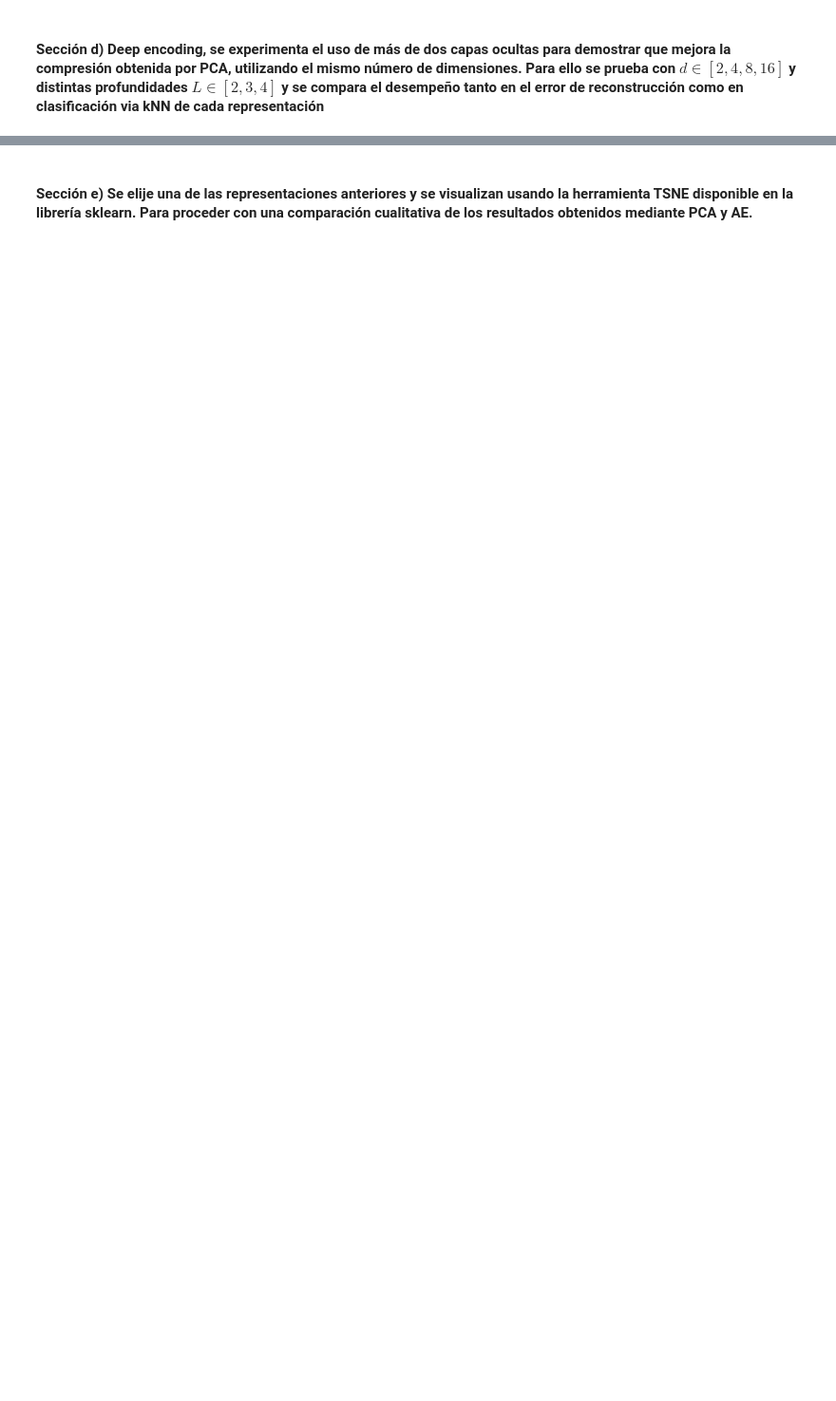
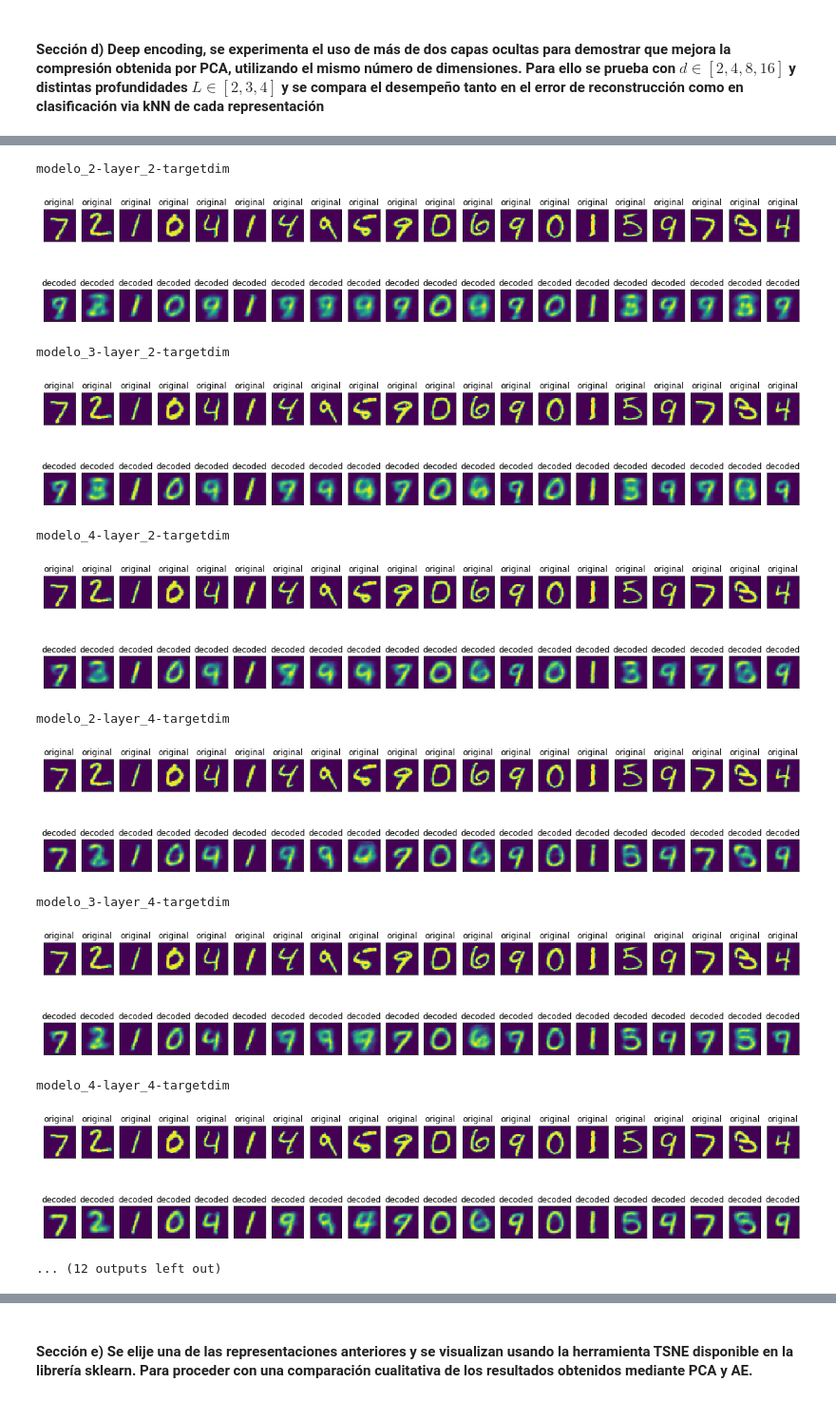
Before and after one commit to Caimapo/ANN, a Jupyter notebook: Tarea 2/Part 3 Autoencoders (AEs) in MNIST/Part 3 Autoencoders (AEs) in MNIST.ipynb, the cells around one changed output, grey strips where cells are left out. Shown at 95% size. Saved outputs shown, nothing was run; the diff lists cells and outputs as text; code cells hidden in the pictures; blank space fills up the shorter version.

```diff
--- a/Tarea 2/Part 3 Autoencoders (AEs) in MNIST/Part 3 Autoencoders (AEs) in MNIST.ipynb
+++ b/Tarea 2/Part 3 Autoencoders (AEs) in MNIST/Part 3 Autoencoders (AEs) in MNIST.ipynb
@@ -126,0 +292,6 @@ Classification Accuracy 0.83
+# %%
+for loss_f in ['b']:
+    for activation1 in ['sigmoid','relu']:
+        for activation2 in ['sigmoid','relu']:
+            name = 'modelo_'+loss_f+'_'+activation1+'_'+activation2
+            calidad(modelos,name)
@@ -148,0 +360,31 @@ pca.fit(x_train)
+# %%
+modelos_profundos = defaultdict(list)
+#activations
+#activations = ? 17 combinaciones
+encoder_activation = ['relu', 'relu', 'relu', 'relu']
+decoder_activation = ['relu', 'relu', 'relu', 'sigmoid']
+# dimension es el target
+for dimension in [2, 4, 8, 16]:
+    for layer in [2,3,4]:
+            layers = get_numeros(layer,dimension)
+            name = 'modelo_'+str(layer)+'-layer_'+str(dimension)+'-targetdim'
+            print(name)
+            model, e, d =create_deep_model(encoder_activation,
+                                            decoder_activation,
+                                            layers,
+                                            layer)
+            model.save_weights(os.path.join(os.getcwd(), 'exp','d','weights_'+name+'.h5'))
+            with open(os.path.join(os.getcwd(), 'exp','d','architecture_'+name+'.json'), 'w') as f:
+                f.write(model.to_json())
+            start = time.time()
+            history = model.fit(X_train, X_train,
+                               epochs = 25,
+                               batch_size= 128,
+                               shuffle= True,
+                               validation_data = (X_val, X_val), verbose = 0)
+            modelos_profundos[name].append(history)
+            modelos_profundos[name].append(d)
+            modelos_profundos[name].append(e)
+            modelos_profundos[name].append(time.time() - start)
+            score = model.evaluate(X_val,X_val)
+            modelos_profundos[name].append(score)
@@ -148,0 +466,20 @@ pca.fit(x_train)
+# %%
+for dimension in [2, 4, 8, 16]:
+    for layer in [2,3,4]:
+            layers = get_numeros(layer,dimension)
+            name = 'modelo_'+str(layer)+'-layer_'+str(dimension)+'-targetdim'
+            plot_im_b(modelos_profundos,name,X_test)
+# %% [output]
+modelo_2-layer_2-targetdim
+[figure, added]
+modelo_3-layer_2-targetdim
+[figure, added]
+modelo_4-layer_2-targetdim
+[figure, added]
+modelo_2-layer_4-targetdim
+[figure, added]
+modelo_3-layer_4-targetdim
+[figure, added]
+modelo_4-layer_4-targetdim
+[figure, added]
+... (12 outputs left out)
```
Also changed, not shown: parts of 76 cells of this notebook, 12 other files.
